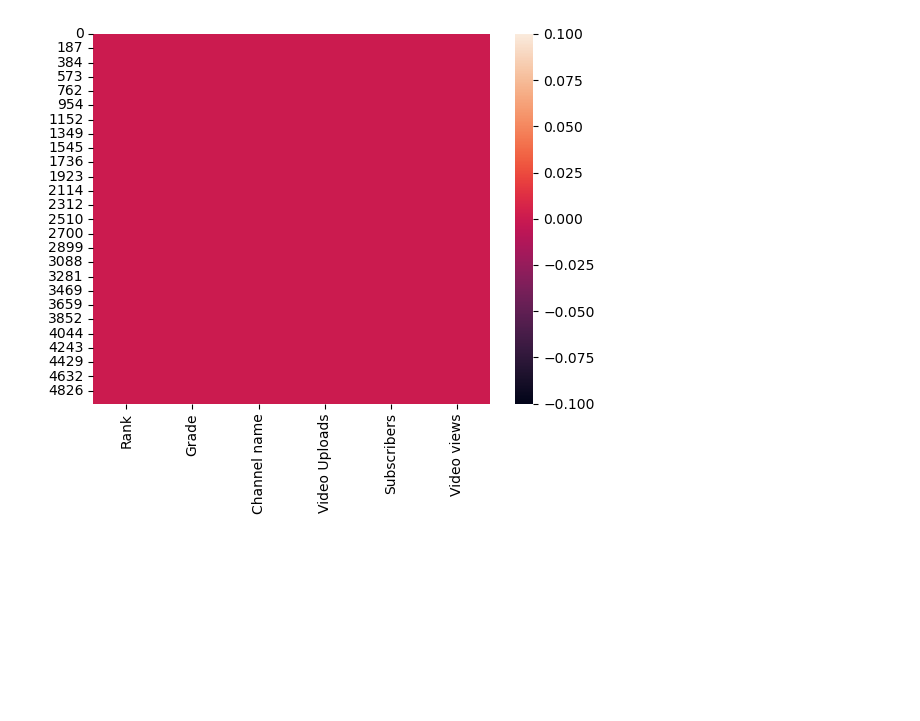
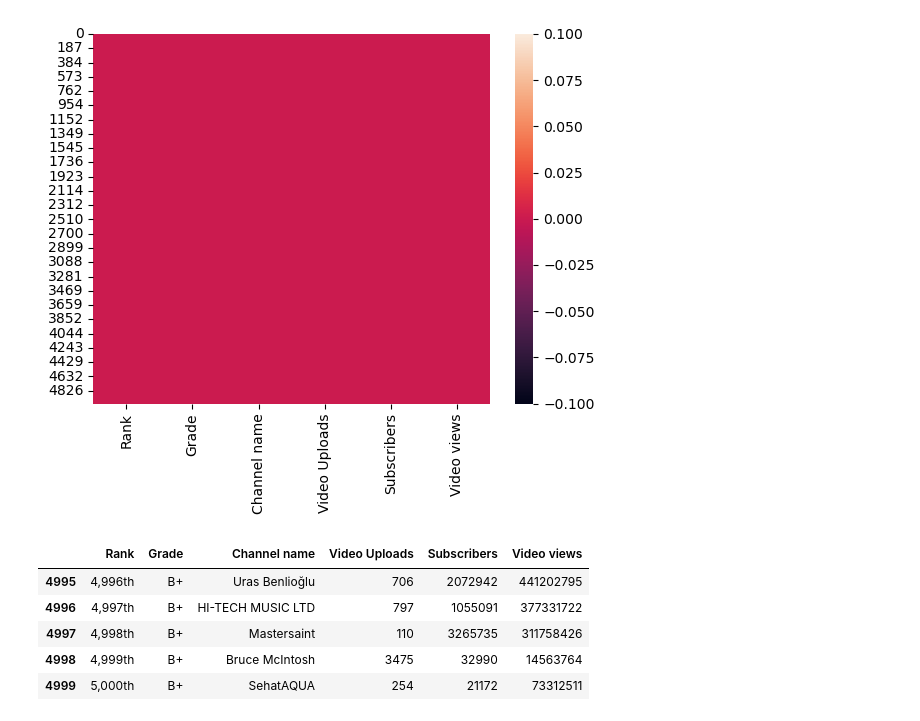
Before and after one commit to Abricos-gt/Data_Science_projects, a Jupyter notebook: youtube-analysis.ipynb, the cells around one changed output. Cells and saved outputs as stored; diff of their text form; code cells hidden in the pictures; blank space fills up the shorter version.

```diff
--- a/youtube-analysis.ipynb
+++ b/youtube-analysis.ipynb
@@ -176,3 +176,12 @@ sns.heatmap(df1.isnull())
 # %% [output]
 <Axes: >
 [figure]
+# %%
+df1.tail()
+# %% [output]
+|  | Rank | Grade | Channel name | Video Uploads | Subscribers | Video views |
+| 4995 | 4,996th | B+ | Uras Benlioğlu | 706 | 2072942 | 441202795 |
+| 4996 | 4,997th | B+ | HI-TECH MUSIC LTD | 797 | 1055091 | 377331722 |
+| 4997 | 4,998th | B+ | Mastersaint | 110 | 3265735 | 311758426 |
+| 4998 | 4,999th | B+ | Bruce McIntosh | 3475 | 32990 | 14563764 |
+| 4999 | 5,000th | B+ | SehatAQUA | 254 | 21172 | 73312511 |
```
Also changed, not shown: parts of 4 cells of this notebook.
